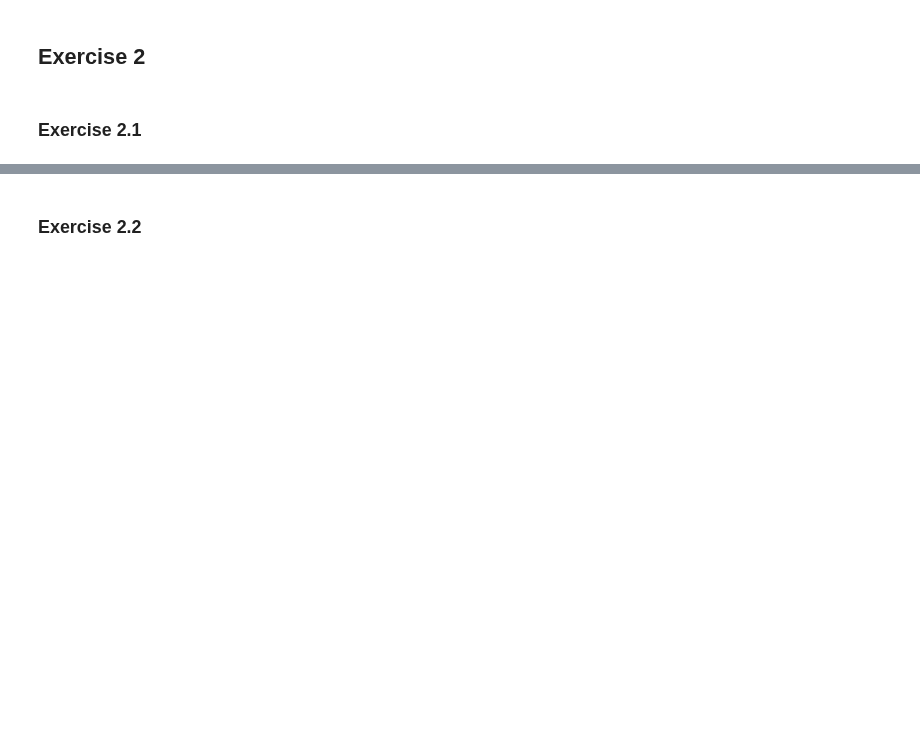
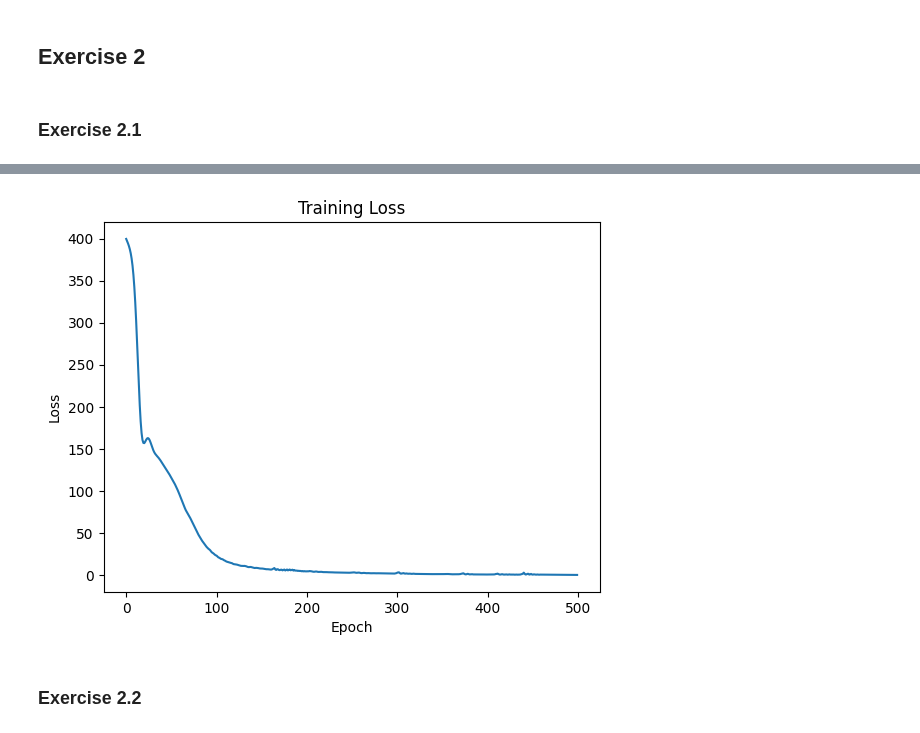
Before and after one commit to Kian-P/SCDAA, a Jupyter notebook: SCDAA-CW.ipynb, the cells around one changed output, grey strips where cells are left out. Cells and saved outputs as stored; diff of their text form; code cells hidden in the pictures; blank space fills up the shorter version.

```diff
--- a/SCDAA-CW.ipynb
+++ b/SCDAA-CW.ipynb
@@ -421,0 +417,49 @@ Epoch [500/500], Loss: 250.8825
+# %%
+# Instantiate the network
+# Instantiate the network for DGM
+net_dgm = Net_DGM(dim_x=2, dim_S=100).float()
+
+# Generate training data
+num_samples = 1000  # Number of samples for training data
+t_samples = (torch.rand(num_samples) * lqr_problem.T).float()  # Sampling t uniformly in [0, T]
+x_samples = (torch.rand(num_samples, 2) * 6 - 3).float()  # Sampling x uniformly in [-3, 3] x [-3, 3]
+#print(t_samples.shape)
+#print(x_samples.shape)
+value_function_data = lqr_problem.compute_value_function(t_samples, x_samples).float()
+
+# Loss function and optimizer
+criterion = nn.MSELoss()  # Mean squared error loss
+optimizer = optim.Adam(net_dgm.parameters(), lr=0.001)  # Adam optimizer
+
+# Training loop
+num_epochs = 500  # Number of epochs for training
+training_losses = []
+
+# Training loop
+for epoch in range(num_epochs):
+    # Zero the parameter gradients
+    optimizer.zero_grad()
+
+    # Forward pass to get output/logits
+    x_reshaped = x_samples.reshape(-1, 2)
+    outputs = net_dgm.forward(t_samples.unsqueeze(1), x_reshaped)
+
+    # Calculate loss
+    loss = criterion(outputs, value_function_data)
+
+    # Backward pass and optimize
+    loss.backward()
+    optimizer.step()
+
+    # Record and print the training loss
+    training_losses.append(loss.item())
+    if (epoch+1) % 100 == 0:
+        print(f'Epoch [{epoch+1}/{num_epochs}], Loss: {loss.item():.4f}')
+
+# After training, plot the training loss
+plt.plot(training_losses)
+plt.xlabel('Epoch')
+plt.ylabel('Loss')
+plt.title('Training Loss')
+plt.show()
+# %% [output]
@@ -422,2 +471,3 @@ Epoch [500/500], Loss: 250.8825
+[figure, added]
 # %% [markdown]
 ### Exercise 2.2
```
Also changed, not shown: parts of 5 cells of this notebook.
